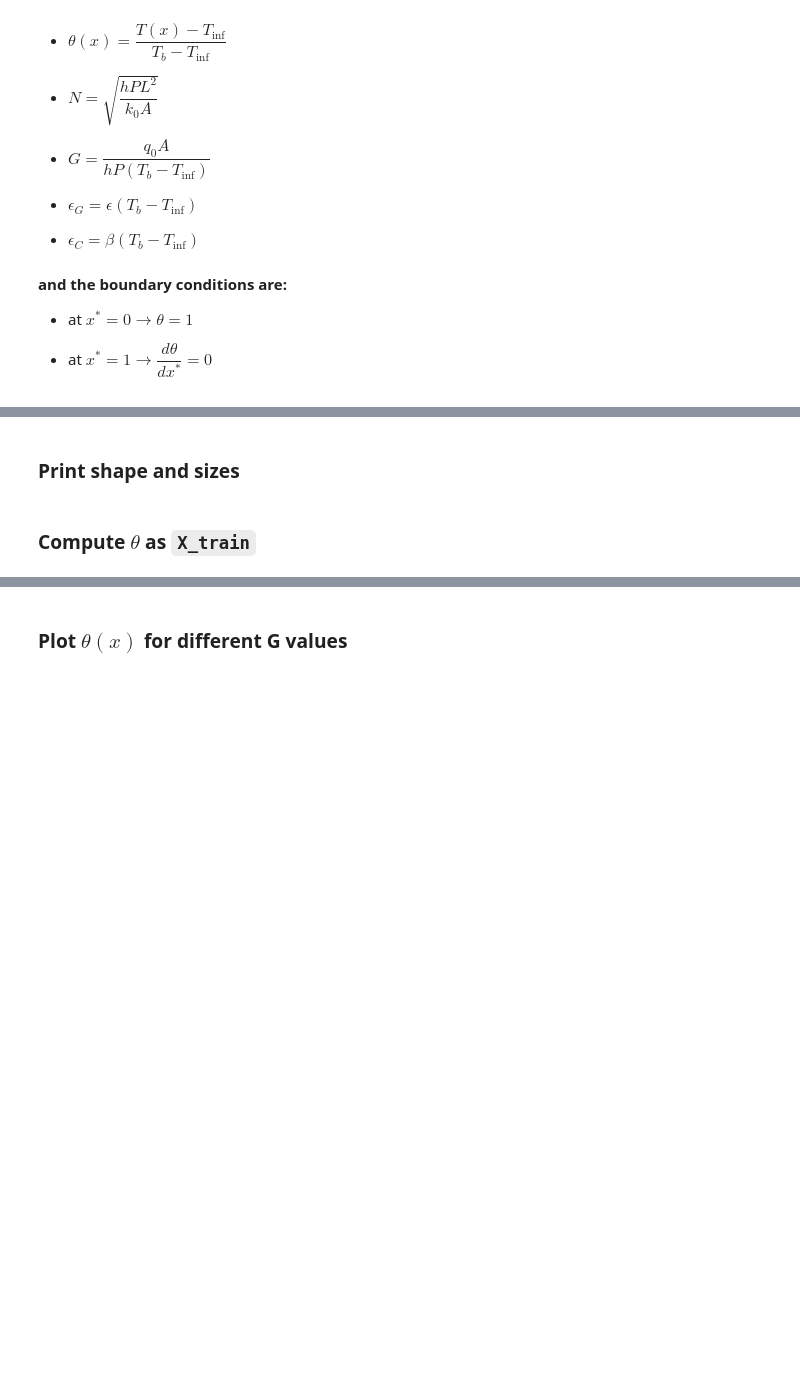
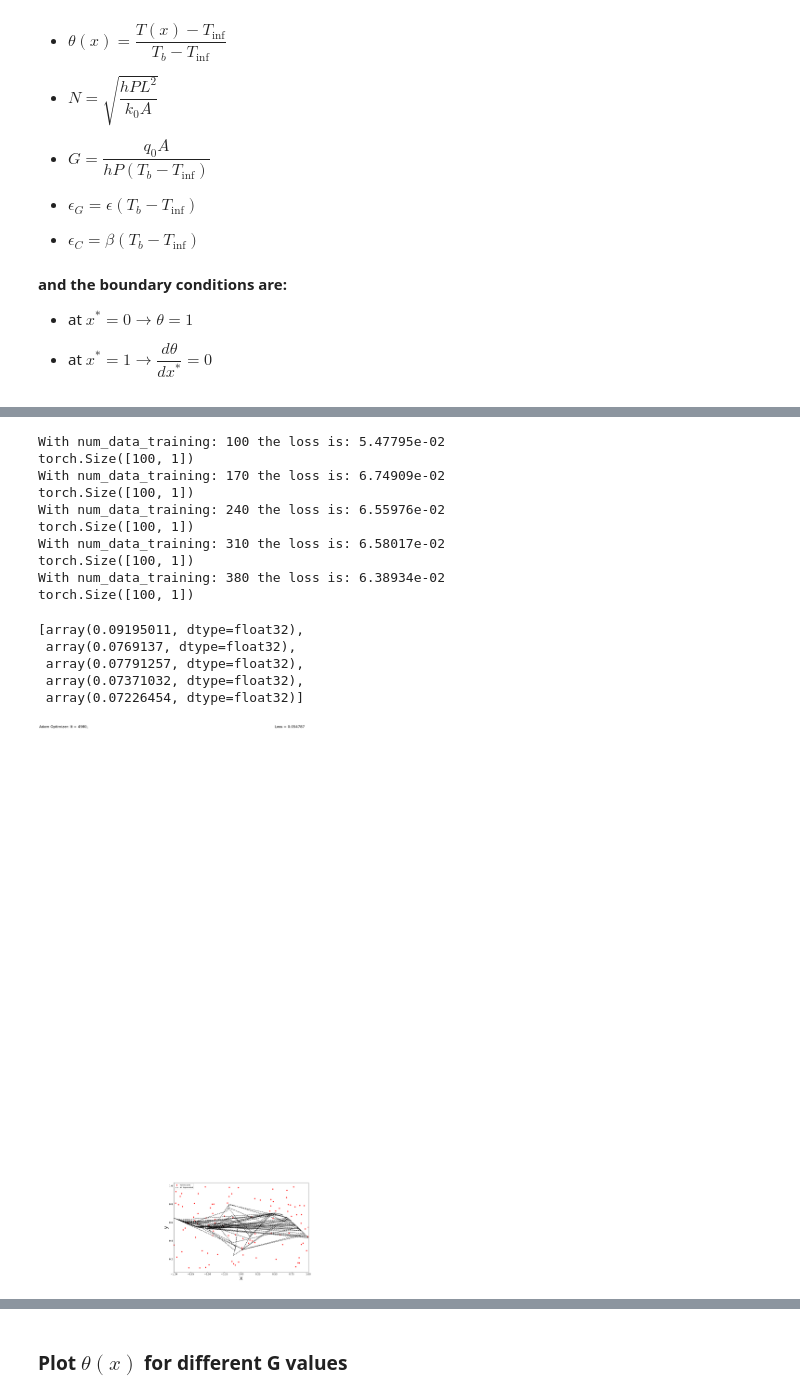
Before and after one commit to mvanzulli/Heat_Transfer_PINN, a Jupyter notebook: playground/Untitled.ipynb, the cells around one changed output, grey strips where cells are left out. Drawn from its saved outputs; the diff is of its cells as text; code cells hidden in the pictures; blank space fills up the shorter version.

```diff
--- a/playground/Untitled.ipynb
+++ b/playground/Untitled.ipynb
@@ -62,2 +226,0 @@ Y_train, Y_test = train_test_split(df_G, test_size = split_ratio)
-# %% [markdown]
-### Print shape and sizes
@@ -90,2 +226,0 @@ num_col_Y = Y_train.shape[1]
-# %% [markdown]
-### Compute $\theta$ as `X_train`
@@ -94,0 +227,31 @@ X_test = np.multiply(np.add(X_test, [-T_inf]), [1/(T_b - T_inf)])
+# %%
+
+### Train the model for different number num_data_training
+# def train_model(num_data_training, num_of_neurons, num_epochs, X_train, Y_train):
+nun_data_training = range(100,400,70)
+num_epochs = 5000
+num_of_neurons = 32
+error_list = []
+
+loss = np.zeros((len(nun_data_training),num_epochs))
+for i,num_data in enumerate(nun_data_training):
+    lossij, error = train_test_model(num_data, num_of_neurons, num_epochs, X_train, Y_train, X_test, Y_test)
+    error_list.append(error)
+error_list
+# %% [output]
+With num_data_training: 100 the loss is: 5.47795e-02
+torch.Size([100, 1])
+With num_data_training: 170 the loss is: 6.74909e-02
+torch.Size([100, 1])
+With num_data_training: 240 the loss is: 6.55976e-02
+torch.Size([100, 1])
+With num_data_training: 310 the loss is: 6.58017e-02
+torch.Size([100, 1])
+With num_data_training: 380 the loss is: 6.38934e-02
+torch.Size([100, 1])
+[array(0.09195011, dtype=float32),
+ array(0.0769137, dtype=float32),
+ array(0.07791257, dtype=float32),
+ array(0.07371032, dtype=float32),
+ array(0.07226454, dtype=float32)]
+[figure, added]
```
Also changed, not shown: parts of 20 cells of this notebook, 2 other files.
